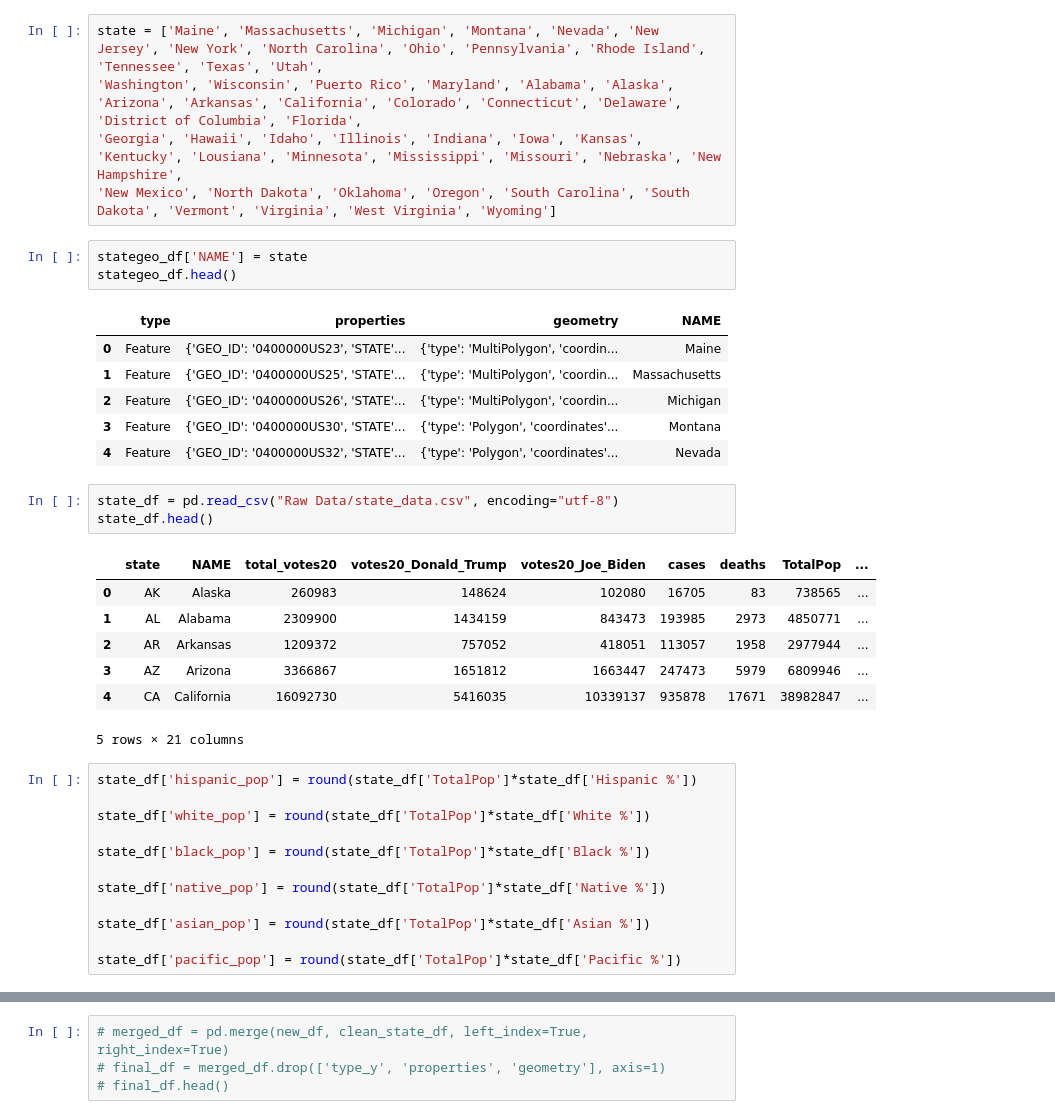
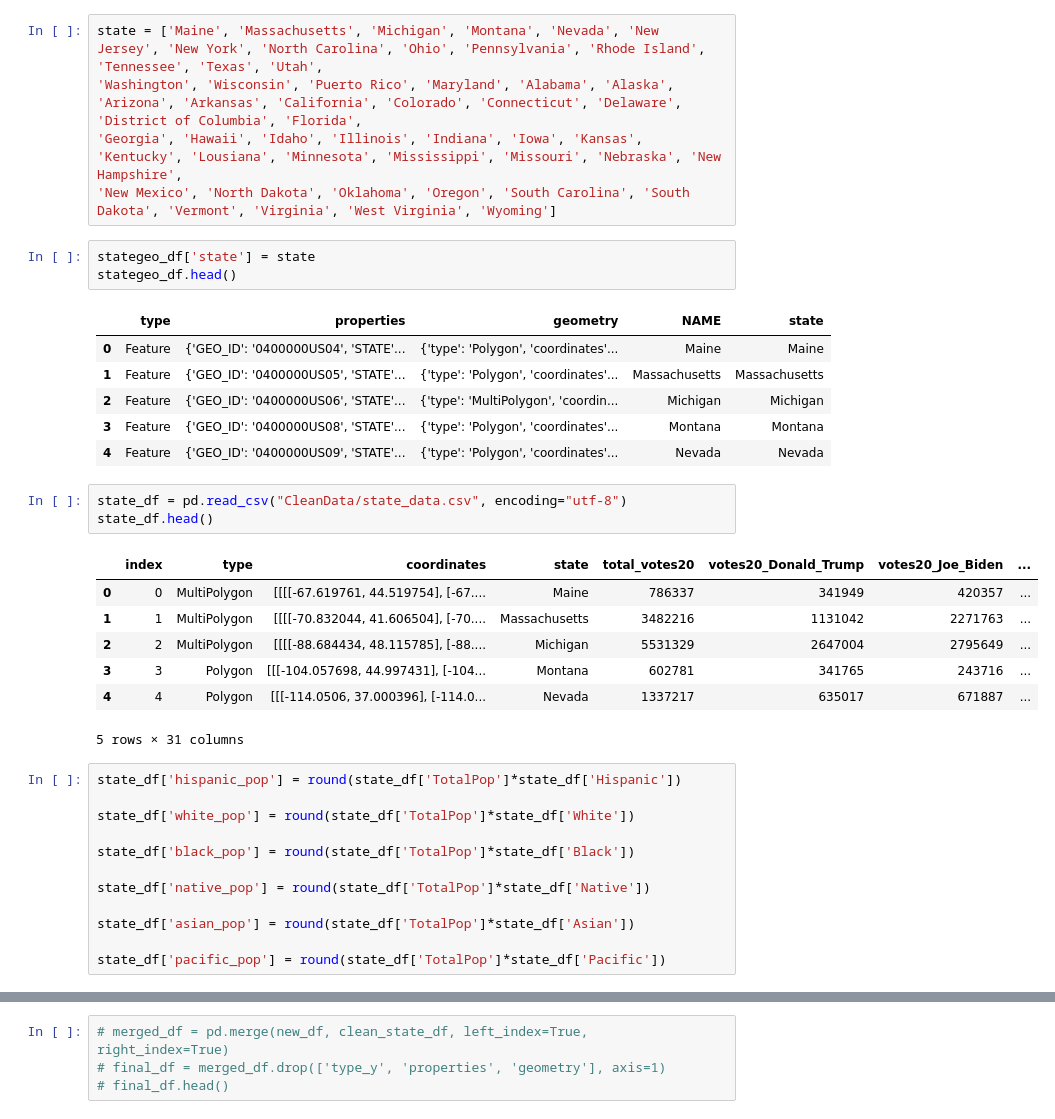
Before and after one commit to KGore12/The-2020-US-Presidential-Election-and-Covid-19, a Jupyter notebook: statejson.ipynb, the cells around one changed output, grey strips where cells are left out. Drawn from its saved outputs; the diff is of its cells as text.

```diff
--- a/statejson.ipynb
+++ b/statejson.ipynb
@@ -23,36 +23,36 @@ state = ['Maine', 'Massachusetts', 'Michigan', 'Montana', 'Nevada', 'New Jersey'
 'Georgia', 'Hawaii', 'Idaho', 'Illinois', 'Indiana', 'Iowa', 'Kansas', 'Kentucky', 'Lousiana', 'Minnesota', 'Mississippi', 'Missouri', 'Nebraska', 'New Hampshire',
 'New Mexico', 'North Dakota', 'Oklahoma', 'Oregon', 'South Carolina', 'South Dakota', 'Vermont', 'Virginia', 'West Virginia', 'Wyoming']
 # %%
-stategeo_df['NAME'] = state
+stategeo_df['state'] = state
 stategeo_df.head()
 # %% [output]
-|  | type | properties | geometry | NAME |
-| 0 | Feature | {'GEO_ID': '0400000US23', 'STATE'... | {'type': 'MultiPolygon', 'coordin... | Maine |
-| 1 | Feature | {'GEO_ID': '0400000US25', 'STATE'... | {'type': 'MultiPolygon', 'coordin... | Massachusetts |
-| 2 | Feature | {'GEO_ID': '0400000US26', 'STATE'... | {'type': 'MultiPolygon', 'coordin... | Michigan |
-| 3 | Feature | {'GEO_ID': '0400000US30', 'STATE'... | {'type': 'Polygon', 'coordinates'... | Montana |
-| 4 | Feature | {'GEO_ID': '0400000US32', 'STATE'... | {'type': 'Polygon', 'coordinates'... | Nevada |
+|  | type | properties | geometry | NAME | state |
+| 0 | Feature | {'GEO_ID': '0400000US04', 'STATE'... | {'type': 'Polygon', 'coordinates'... | Maine | Maine |
+| 1 | Feature | {'GEO_ID': '0400000US05', 'STATE'... | {'type': 'Polygon', 'coordinates'... | Massachusetts | Massachusetts |
+| 2 | Feature | {'GEO_ID': '0400000US06', 'STATE'... | {'type': 'MultiPolygon', 'coordin... | Michigan | Michigan |
+| 3 | Feature | {'GEO_ID': '0400000US08', 'STATE'... | {'type': 'Polygon', 'coordinates'... | Montana | Montana |
+| 4 | Feature | {'GEO_ID': '0400000US09', 'STATE'... | {'type': 'Polygon', 'coordinates'... | Nevada | Nevada |
 # %%
-state_df = pd.read_csv("Raw Data/state_data.csv", encoding="utf-8")
+state_df = pd.read_csv("CleanData/state_data.csv", encoding="utf-8")
 state_df.head()
 # %% [output]
-|  | state | NAME | total_votes20 | votes20_Donald_Trump | votes20_Joe_Biden | cases | deaths | TotalPop | ... |
-| 0 | AK | Alaska | 260983 | 148624 | 102080 | 16705 | 83 | 738565 | ... |
-| 1 | AL | Alabama | 2309900 | 1434159 | 843473 | 193985 | 2973 | 4850771 | ... |
-| 2 | AR | Arkansas | 1209372 | 757052 | 418051 | 113057 | 1958 | 2977944 | ... |
-| 3 | AZ | Arizona | 3366867 | 1651812 | 1663447 | 247473 | 5979 | 6809946 | ... |
-| 4 | CA | California | 16092730 | 5416035 | 10339137 | 935878 | 17671 | 38982847 | ... |
+|  | index | type | coordinates | state | total_votes20 | votes20_Donald_Trump | votes20_Joe_Biden | ... |
+| 0 | 0 | MultiPolygon | [[[[-67.619761, 44.519754], [-67.... | Maine | 786337 | 341949 | 420357 | ... |
+| 1 | 1 | MultiPolygon | [[[[-70.832044, 41.606504], [-70.... | Massachusetts | 3482216 | 1131042 | 2271763 | ... |
+| 2 | 2 | MultiPolygon | [[[[-88.684434, 48.115785], [-88.... | Michigan | 5531329 | 2647004 | 2795649 | ... |
+| 3 | 3 | Polygon | [[[-104.057698, 44.997431], [-104... | Montana | 602781 | 341765 | 243716 | ... |
+| 4 | 4 | Polygon | [[[-114.0506, 37.000396], [-114.0... | Nevada | 1337217 | 635017 | 671887 | ... |
-5 rows × 21 columns
+5 rows × 31 columns
 # %%
-state_df['hispanic_pop'] = round(state_df['TotalPop']*state_df['Hispanic %'])
+state_df['hispanic_pop'] = round(state_df['TotalPop']*state_df['Hispanic'])
 
-state_df['white_pop'] = round(state_df['TotalPop']*state_df['White %'])
+state_df['white_pop'] = round(state_df['TotalPop']*state_df['White'])
 
-state_df['black_pop'] = round(state_df['TotalPop']*state_df['Black %'])
+state_df['black_pop'] = round(state_df['TotalPop']*state_df['Black'])
 
-state_df['native_pop'] = round(state_df['TotalPop']*state_df['Native %'])
+state_df['native_pop'] = round(state_df['TotalPop']*state_df['Native'])
 
-state_df['asian_pop'] = round(state_df['TotalPop']*state_df['Asian %'])
+state_df['asian_pop'] = round(state_df['TotalPop']*state_df['Asian'])
 
-state_df['pacific_pop'] = round(state_df['TotalPop']*state_df['Pacific %'])
+state_df['pacific_pop'] = round(state_df['TotalPop']*state_df['Pacific'])
 # %%
```
Also changed, not shown: parts of 5 cells of this notebook, 3 other files.
